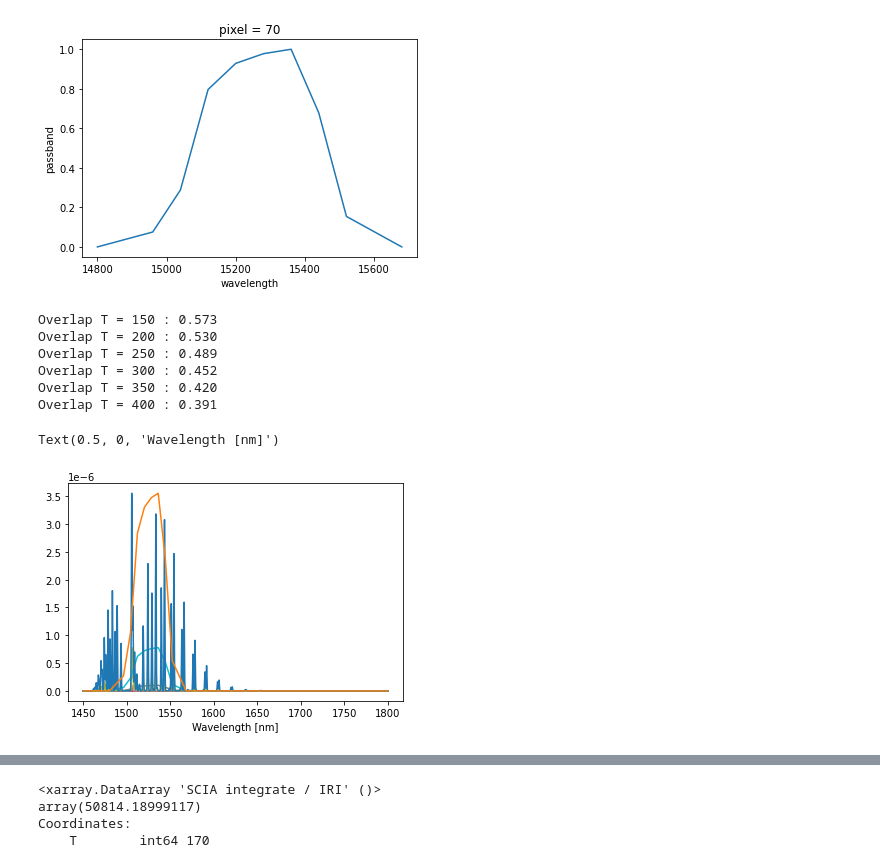
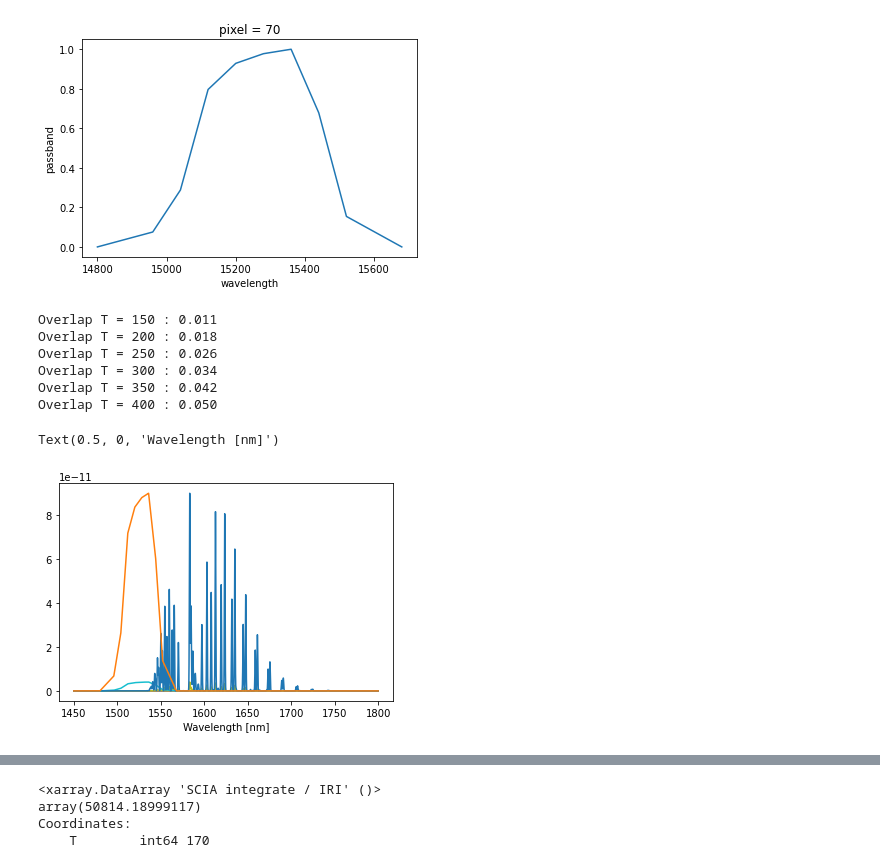
Before and after one commit to Anqi-Li/iris_oh, a Jupyter notebook: OHoverlap.ipynb, the cells around one changed output, grey strips where cells are left out. Drawn from its saved outputs; the diff is of its cells as text; code cells hidden in the pictures.

Commit message:
check v=3 and v=4 overlap

```diff
--- a/OHoverlap.ipynb
+++ b/OHoverlap.ipynb
@@ -155,27 +155,27 @@ passband=np.interp (wavelengths,filterwave,filterpass)
 # %%
 temps=(150, 200, 250, 300, 350, 400)
 plt.figure()
 for temp in temps:
     spectrum = np.zeros(wavelengths.shape[0])
 #    intens = gp*gp/gpp*a*np.exp(-c2*eup/temp)
     intens = gp*a*np.exp(-c2*eup/temp)*nu*nu
     intens /= intens.sum()
     for i in range(intens.shape[0]):
-        if int(upq[i][13:])==3:
+        if int(upq[i][13:])==4:
             spectrum += intens[i]*gauss((wavelengths-wave[i]),0.9)
     plot(wavelengths, spectrum, wavelengths, passband*spectrum.max())
 
     print ('Overlap T = {} : {:5.3f}'.format(temp, (spectrum*passband).sum()/spectrum.sum()))
 xlabel('Wavelength [nm]')
 # %% [output]
-Overlap T = 150 : 0.573
-Overlap T = 200 : 0.530
-Overlap T = 250 : 0.489
-Overlap T = 300 : 0.452
-Overlap T = 350 : 0.420
-Overlap T = 400 : 0.391
+Overlap T = 150 : 0.011
+Overlap T = 200 : 0.018
+Overlap T = 250 : 0.026
+Overlap T = 300 : 0.034
+Overlap T = 350 : 0.042
+Overlap T = 400 : 0.050
 Text(0.5, 0, 'Wavelength [nm]')
-[figure, old version]
+[figure, new version]
 # %%
 # temps = np.array([150, 200, 250, 300, 350, 400])
 temps = np.arange(150, 210, 5) #K
```
Also changed, not shown: parts of 4 cells of this notebook.
